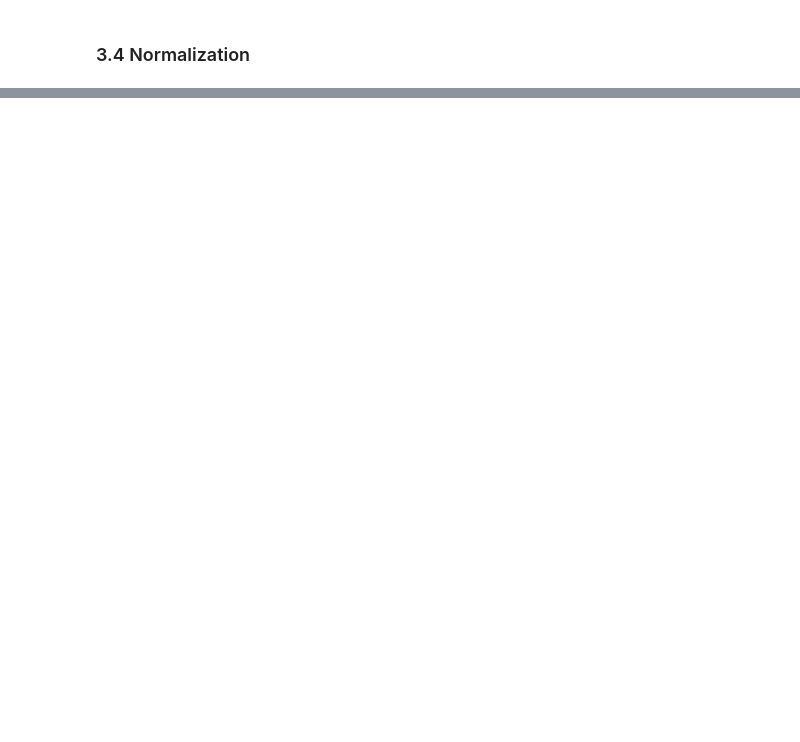
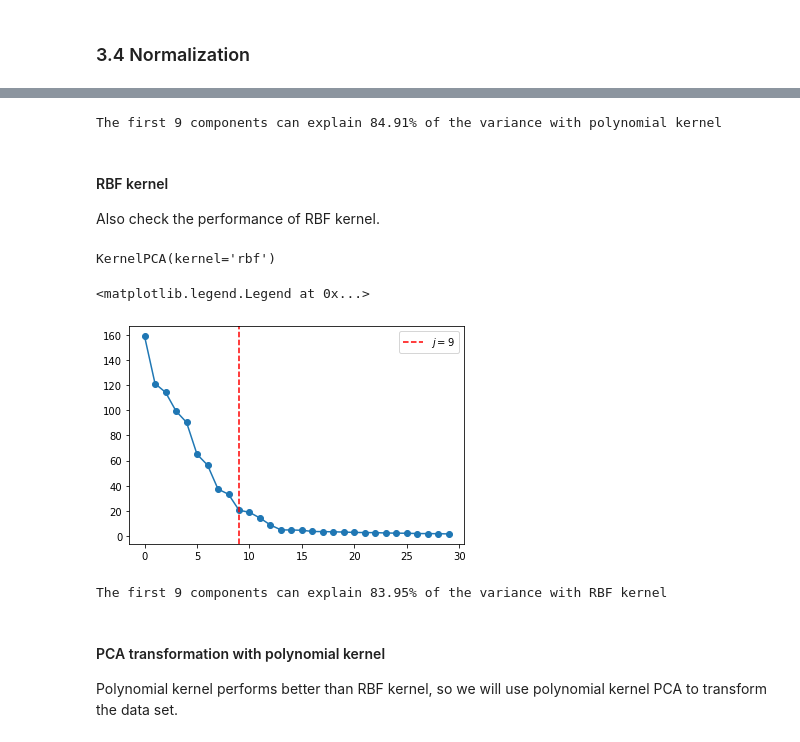
Before and after one commit to bowcai/Stroke-Prediction, a Jupyter notebook: stroke_prediction.ipynb, the cells around one changed output, grey strips where cells are left out. Drawn from its saved outputs; the diff is of its cells as text; code cells hidden in the pictures; blank space fills up the shorter version.

```diff
--- a/stroke_prediction.ipynb
+++ b/stroke_prediction.ipynb
@@ -396,0 +453,3 @@ X_test = scaler.transform(X_test)
+# %%
+kpca_poly = KernelPCA(kernel='poly', degree=3)
+kpca_poly.fit(X_train)
@@ -396,0 +467,28 @@ X_test = scaler.transform(X_test)
+# %%
+print(f'The first 9 components can explain {sum(kpca_poly.lambdas_[:9])/sum(kpca_poly.lambdas_):.2%} '
+      'of the variance with polynomial kernel')
+# %% [output]
+The first 9 components can explain 84.91% of the variance with polynomial kernel
+# %% [markdown]
+#### RBF kernel
+Also check the performance of RBF kernel.
+# %%
+kpca_rbf = KernelPCA(kernel='rbf')
+kpca_rbf.fit(X_train)
+# %% [output]
+KernelPCA(kernel='rbf')
+# %%
+plt.plot(kpca_rbf.lambdas_[:30], '-o')
+plt.axvline(x=9, c='r', ls='--', label=r'$j=9$')
+plt.legend()
+# %% [output]
+<matplotlib.legend.Legend at 0x...>
+[figure, added]
+# %%
+print(f'The first 9 components can explain {sum(kpca_rbf.lambdas_[:9])/sum(kpca_rbf.lambdas_):.2%} '
+      'of the variance with RBF kernel')
+# %% [output]
+The first 9 components can explain 83.95% of the variance with RBF kernel
+# %% [markdown]
+#### PCA transformation with polynomial kernel
+Polynomial kernel performs better than RBF kernel, so we will use polynomial kernel PCA to transform the data set.
```
Also changed, not shown: parts of 49 cells of this notebook.
